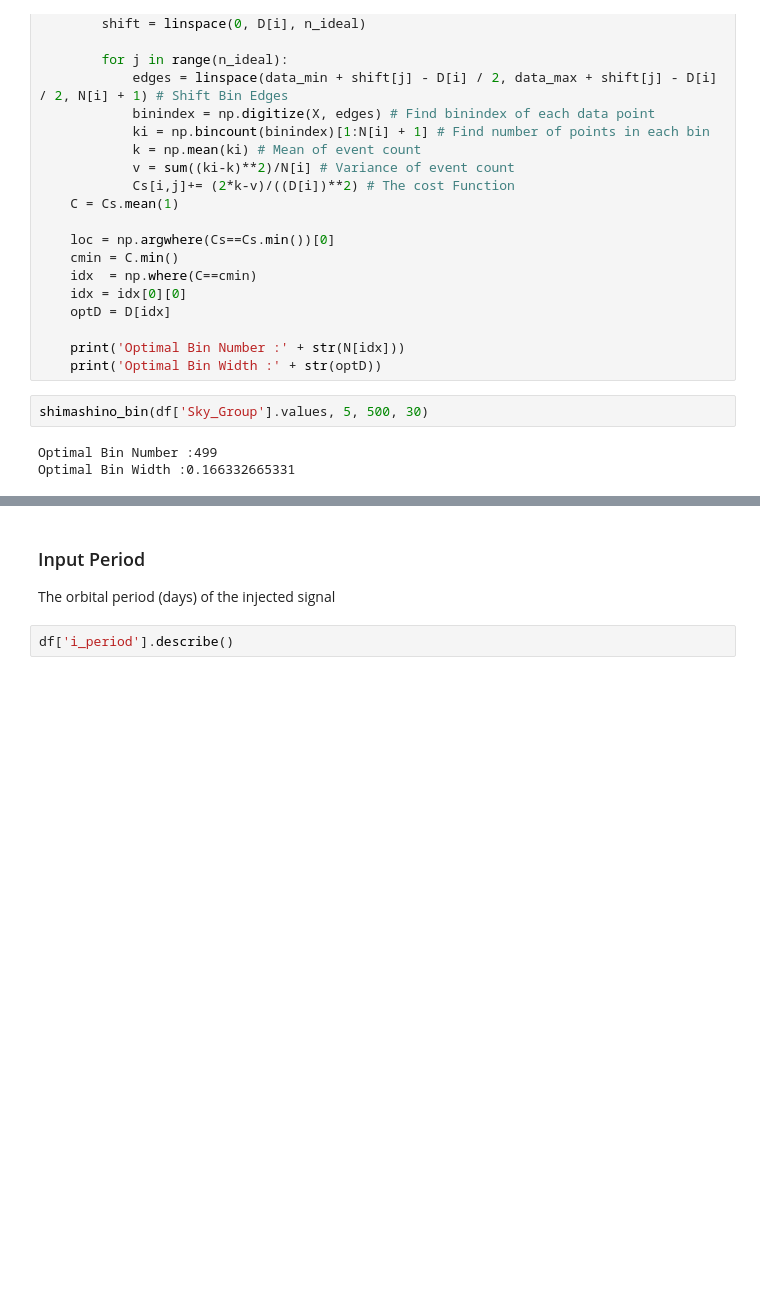
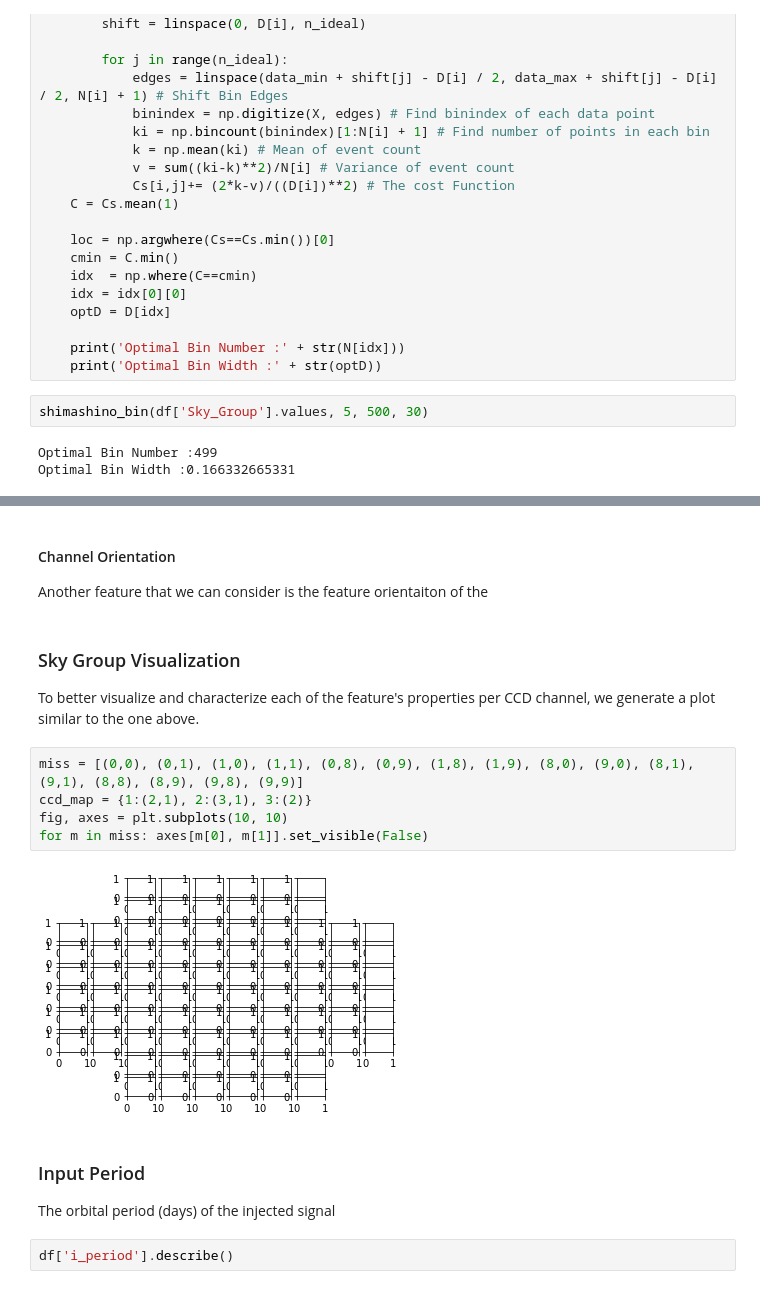
Before and after one commit to yutarochan/DS440, a Jupyter notebook: notebooks/EDA.ipynb, the cells around one changed output, grey strips where cells are left out. Cells and saved outputs as stored; diff of their text form; blank space fills up the shorter version.

```diff
--- a/notebooks/EDA.ipynb
+++ b/notebooks/EDA.ipynb
@@ -126,3 +177,16 @@ Optimal Bin Width :0.166332665331
+# %% [markdown]
+#### Channel Orientation
+Another feature that we can consider is the feature orientaiton of the
+# %% [markdown]
+### Sky Group Visualization
+To better visualize and characterize each of the feature's properties per CCD channel, we generate a plot similar to the one above.
+# %%
+miss = [(0,0), (0,1), (1,0), (1,1), (0,8), (0,9), (1,8), (1,9), (8,0), (9,0), (8,1), (9,1), (8,8), (8,9), (9,8), (9,9)]
+ccd_map = {1:(2,1), 2:(3,1), 3:(2)}
+fig, axes = plt.subplots(10, 10)
+for m in miss: axes[m[0], m[1]].set_visible(False)
+# %% [output]
+[figure, added]
 # %% [markdown]
 ### Input Period
 The orbital period (days) of the injected signal
```
Also changed, not shown: parts of 8 cells of this notebook.
